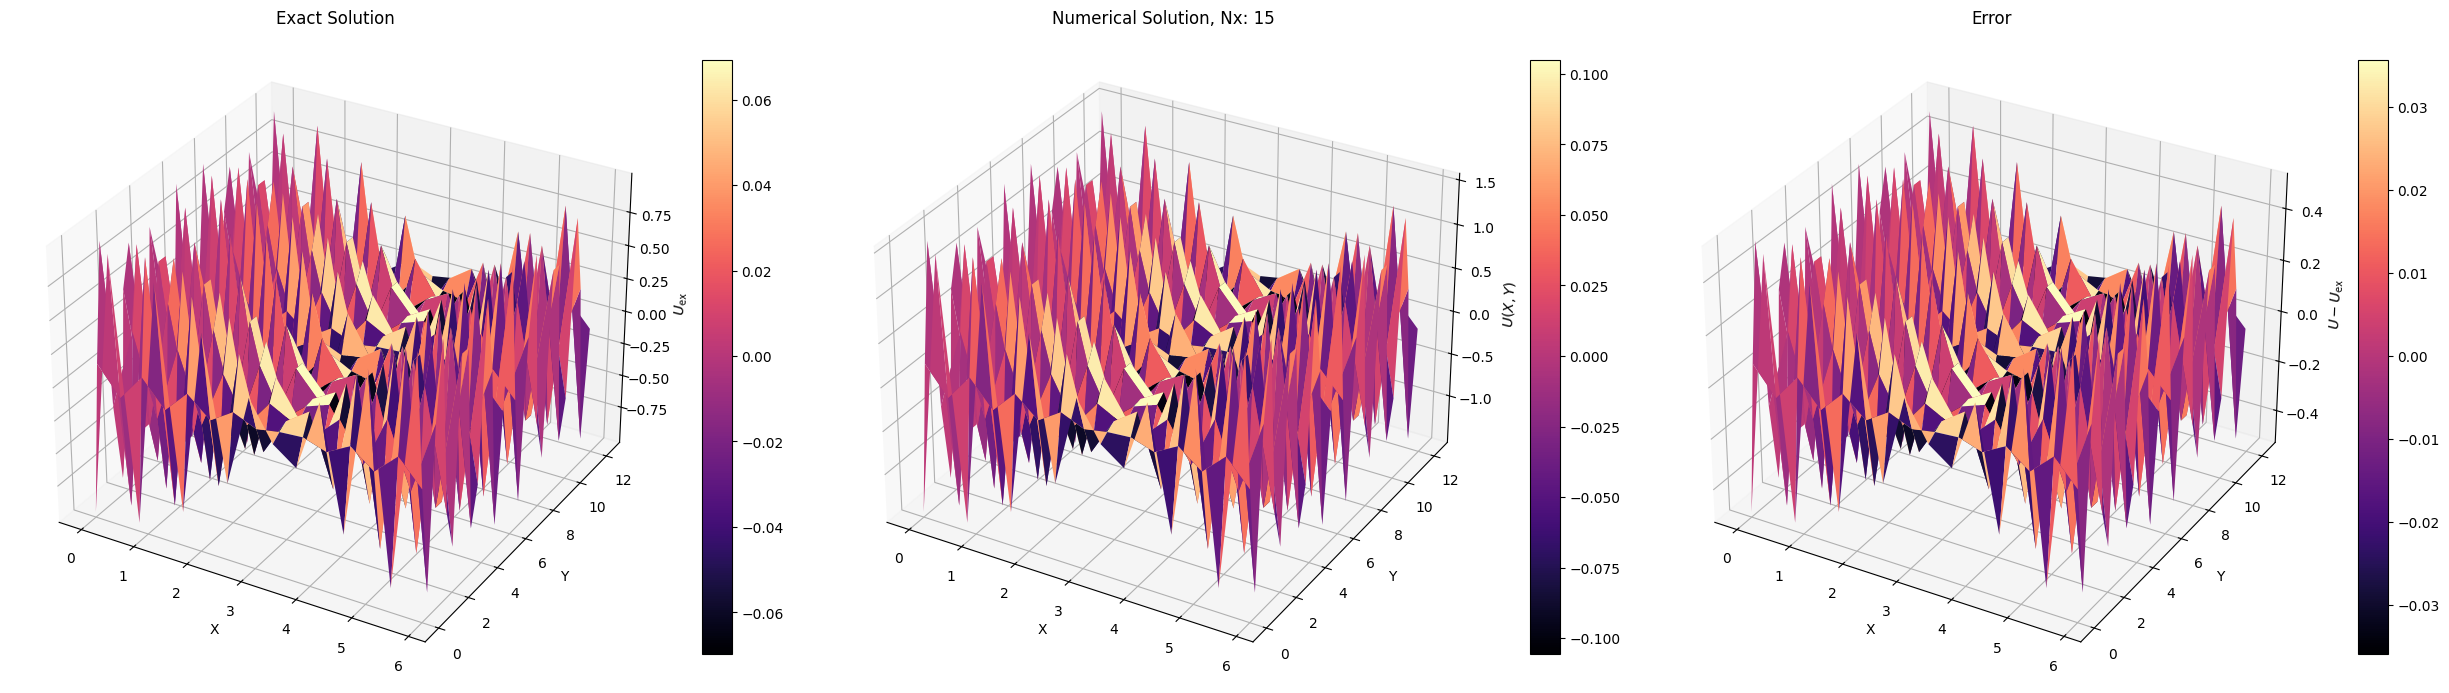
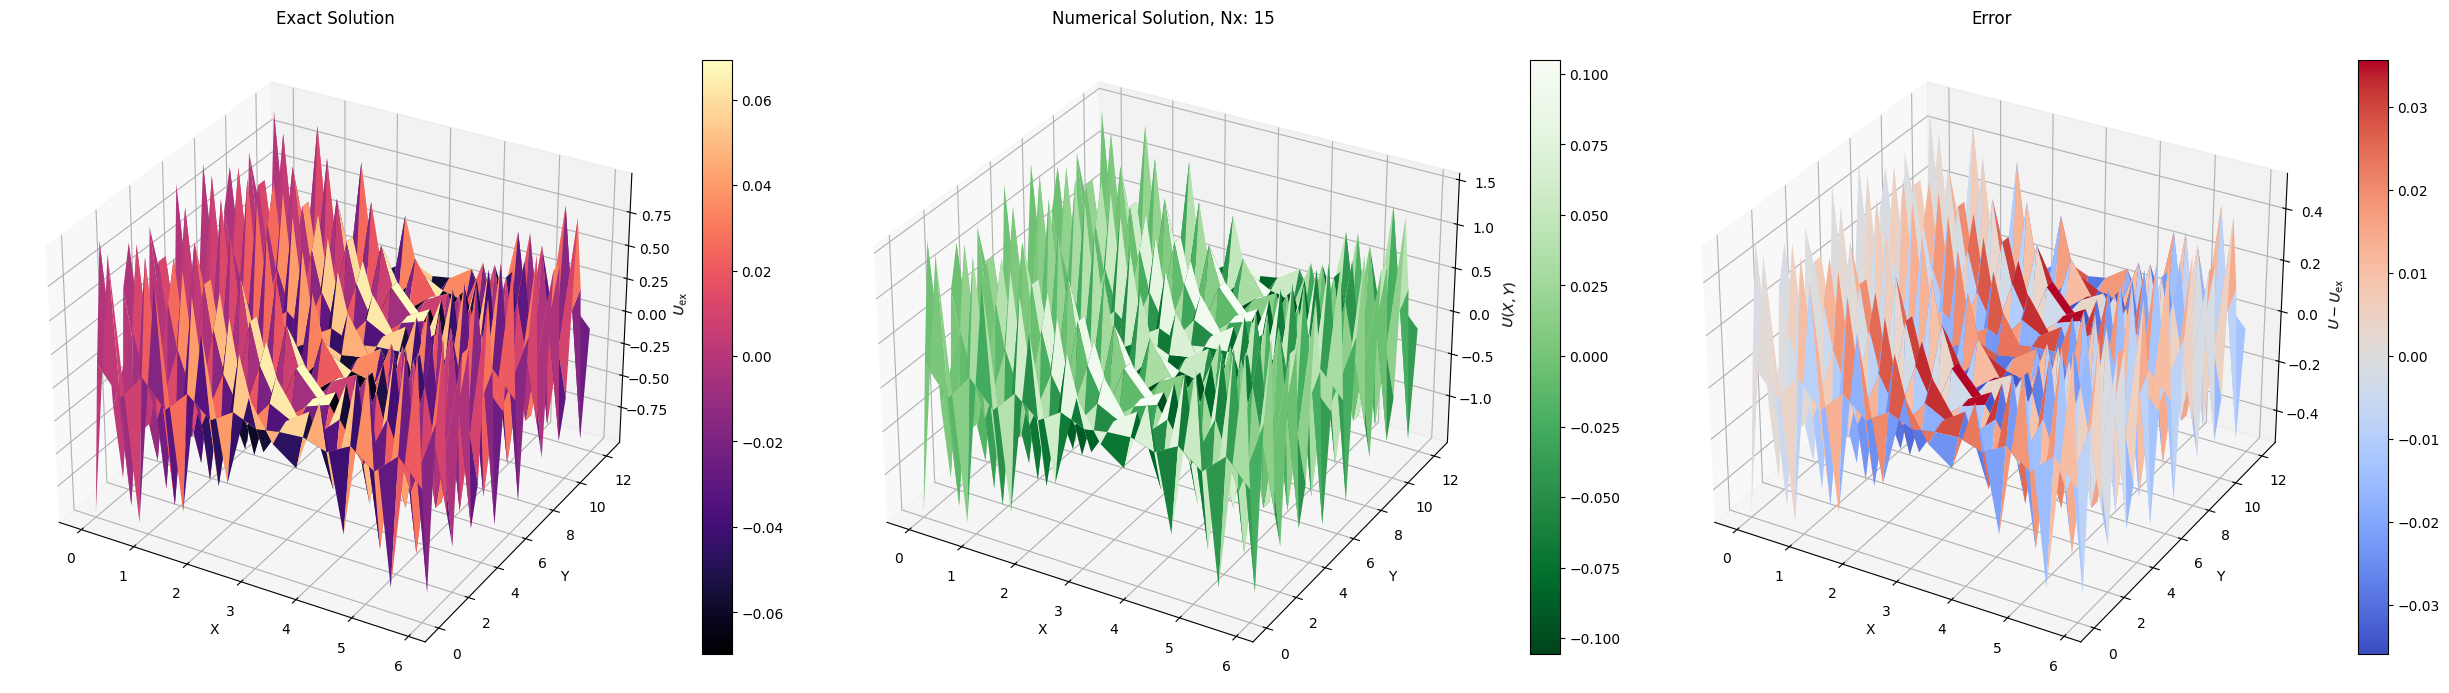
Code edit (unified diff) that turned the first committed figure into the second:
--- before
+++ after
@@ -1,5 +1,5 @@
 #surface plot:
 
-def surface_plot(Nx,Lx,Ly,f,u,c):
+def surface_plot(Nx,Lx,Ly,f,u,c_in):
     Ny = 2*Nx
     x = np.linspace(0,Lx,Nx, endpoint=False)
@@ -9,5 +9,5 @@
     F = f(X,Y)
     U_ex = u(X,Y)
-    U = biharmonic_solver(Lx,Ly,Nx,Ny,F,c, mean = 0)
+    U = biharmonic_solver(Lx,Ly,Nx,Ny,F,c=c_in, mean = 0)
     U += np.mean(U_ex)
     U_err = U - U_ex
@@ -23,5 +23,5 @@
 
     ax = fig.add_subplot(132, projection='3d')
-    surf2 = ax.plot_surface(X, Y,  U, cmap='magma')
+    surf2 = ax.plot_surface(X, Y,  U, cmap='Greens_r')
     fig.colorbar(surf2, shrink=0.2)
     ax.set_xlabel('X')
@@ -31,5 +31,5 @@
 
     ax = fig.add_subplot(133, projection='3d')
-    surf3 = ax.plot_surface(X, Y,  U_err, cmap='magma')
+    surf3 = ax.plot_surface(X, Y,  U_err, cmap='coolwarm')
     fig.colorbar(surf3, shrink=0.2)
     ax.set_xlabel('X')
@@ -43,5 +43,5 @@
 
 
-surface_plot(15,2*np.pi,4*np.pi,f1,u1,c=1)
-surface_plot(16,2*np.pi,4*np.pi,f1,u1,c=1)
-surface_plot(32,2*np.pi,4*np.pi,f2,u2,c=0)
+surface_plot(15,2*np.pi,4*np.pi,f1,u1,1)
+surface_plot(16,2*np.pi,4*np.pi,f1,u1,1)
+surface_plot(32,2*np.pi,4*np.pi,f2,u2,0)

Commit: task 3a